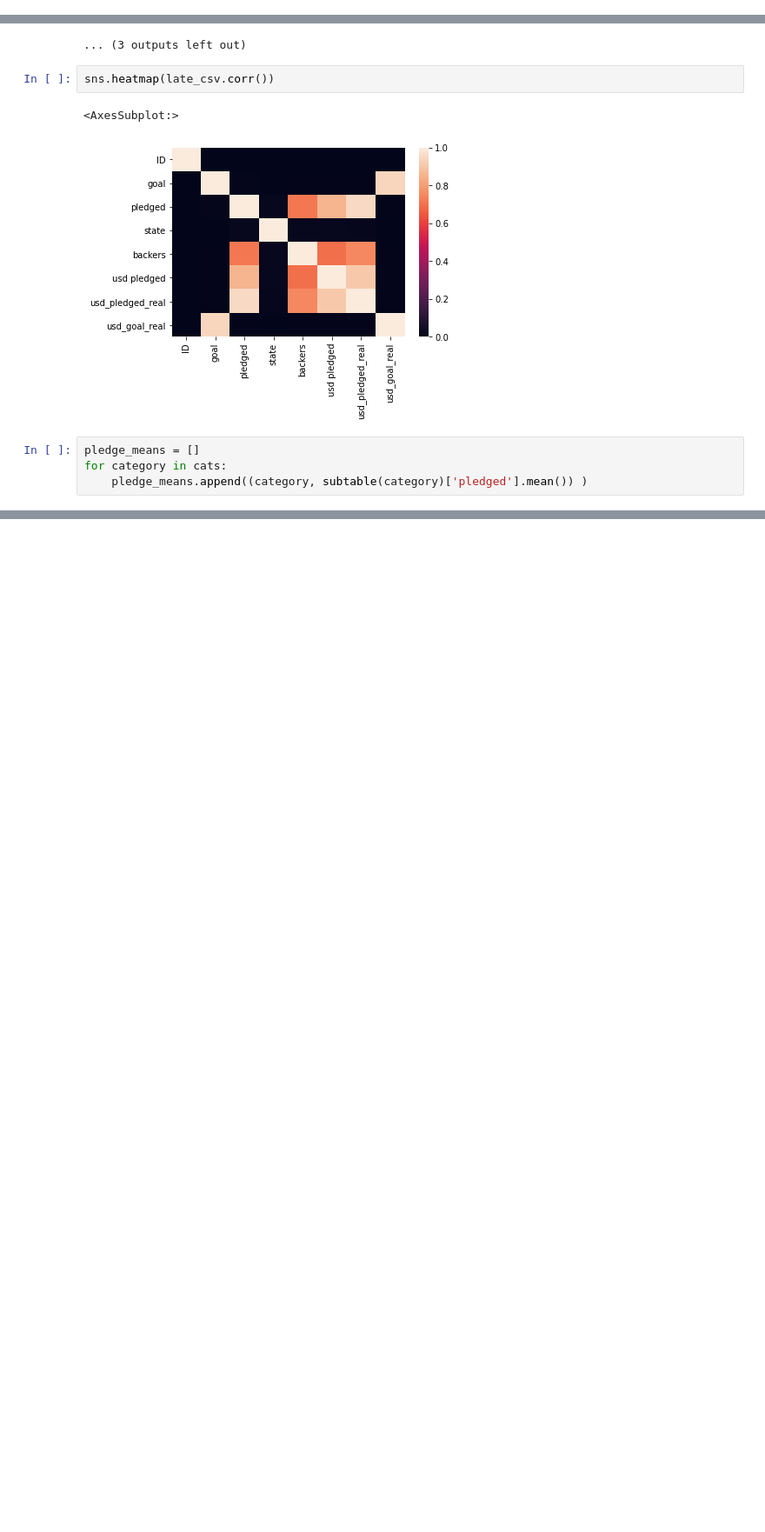
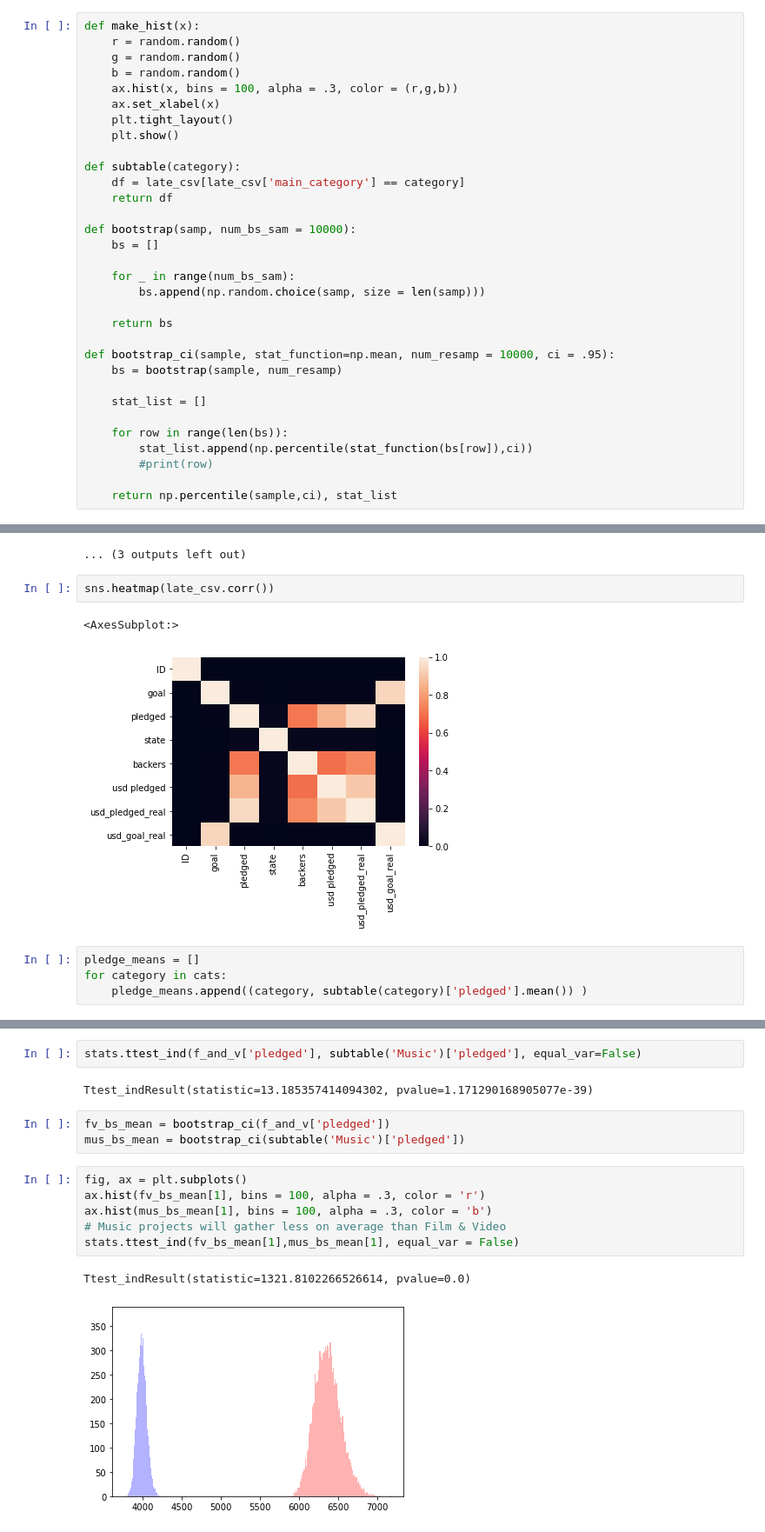
Before and after one commit to Satch7320/Galvanize, a Jupyter notebook: capstone1/Capstone_1.ipynb, the cells around one changed output, grey strips where cells are left out. Shown at 87% size. Saved outputs shown, nothing was run; the diff lists cells and outputs as text; blank space fills up the shorter version.

```diff
--- a/capstone1/Capstone_1.ipynb
+++ b/capstone1/Capstone_1.ipynb
@@ -60,3 +54,35 @@ def subtable(category):
+# %%
+def make_hist(x):
+    r = random.random()
+    g = random.random()
+    b = random.random()
+    ax.hist(x, bins = 100, alpha = .3, color = (r,g,b))
+    ax.set_xlabel(x)
+    plt.tight_layout()
+    plt.show()
+
+def subtable(category):
+    df = late_csv[late_csv['main_category'] == category]
+    return df
+
+def bootstrap(samp, num_bs_sam = 10000):
+    bs = []
+
+    for _ in range(num_bs_sam):
+        bs.append(np.random.choice(samp, size = len(samp)))
+
+    return bs
+
+def bootstrap_ci(sample, stat_function=np.mean, num_resamp = 10000, ci = .95):
+    bs = bootstrap(sample, num_resamp)
+
+    stat_list = []
+
+    for row in range(len(bs)):
+        stat_list.append(np.percentile(stat_function(bs[row]),ci))
+        #print(row)
+
+    return np.percentile(sample,ci), stat_list
 # %%
 cats = set(late_csv['main_category'])
 sub_cats = set(late_csv['category'])
@@ -225,0 +267,16 @@ ax.plot(norm_success_count[0][1:])
+# %%
+stats.ttest_ind(f_and_v['pledged'], subtable('Music')['pledged'], equal_var=False)
+# %% [output]
+Ttest_indResult(statistic=13.185357414094302, pvalue=1.171290168905077e-39)
+# %%
+fv_bs_mean = bootstrap_ci(f_and_v['pledged'])
+mus_bs_mean = bootstrap_ci(subtable('Music')['pledged'])
+# %%
+fig, ax = plt.subplots()
+ax.hist(fv_bs_mean[1], bins = 100, alpha = .3, color = 'r')
+ax.hist(mus_bs_mean[1], bins = 100, alpha = .3, color = 'b')
+# Music projects will gather less on average than Film & Video
+stats.ttest_ind(fv_bs_mean[1],mus_bs_mean[1], equal_var = False)
+# %% [output]
+Ttest_indResult(statistic=1321.8102266526614, pvalue=0.0)
+[figure, added]
```
Also changed, not shown: parts of 9 cells of this notebook, 1 other file.
